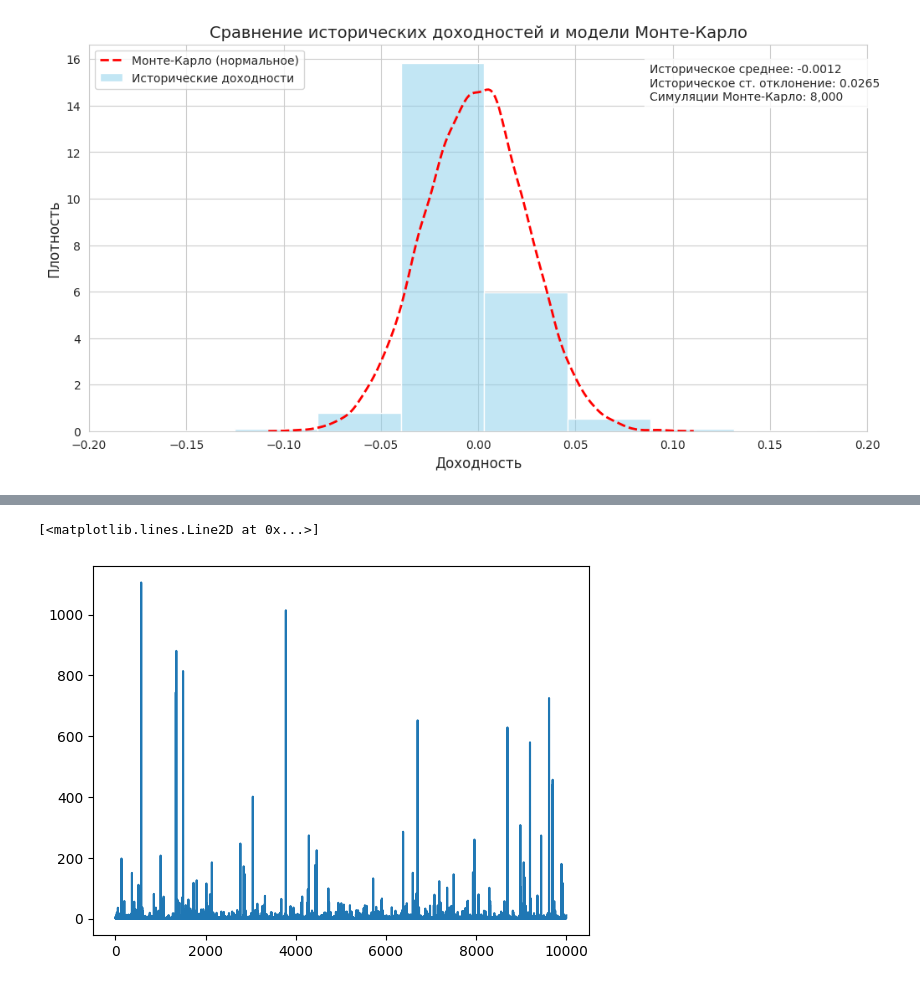
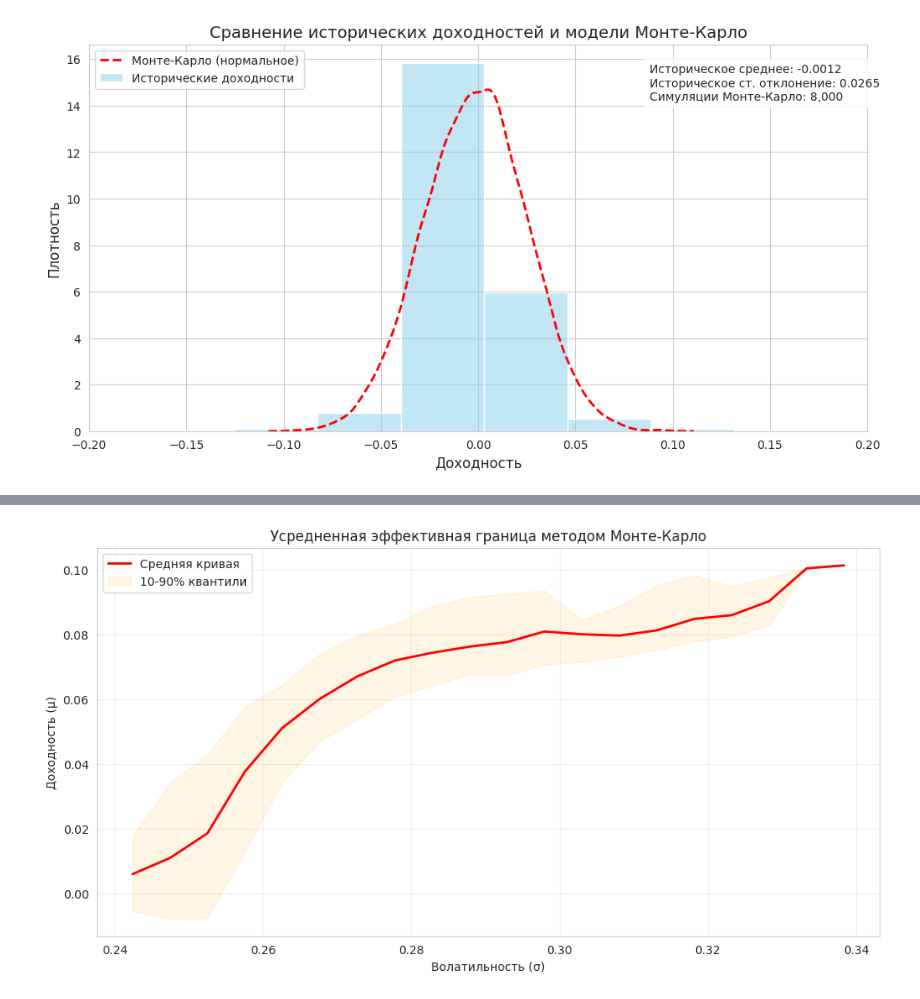
Before and after one commit to Blausher/risk_management, a Jupyter notebook: 22_23.ipynb, the cells around one changed output, grey strips where cells are left out. Cells and saved outputs as stored; diff of their text form; code cells hidden in the pictures.

```diff
--- a/22_23.ipynb
+++ b/22_23.ipynb
@@ -281,5 +421,72 @@ sns.kdeplot(mc_returns_t, color='green', linestyle=':', linewidth=2,
-# %%
-plt.plot(portfolio_volatilities)
-# %% [output]
-[<matplotlib.lines.Line2D at 0x...>]
-[figure, removed]
+# %%
+import numpy as np
+import matplotlib.pyplot as plt
+from tqdm import tqdm
+
+def generate_weights(n_assets, n_portfolios, allow_short=False):
+    """Генерация случайных весов портфелей."""
+    if allow_short:
+        weights = np.random.randn(n_portfolios, n_assets)
+    else:
+        weights = np.random.rand(n_portfolios, n_assets)
+    weights /= weights.sum(axis=1)[:, np.newaxis]
+    return weights
+
+# Параметры
+n_simulations = 100
+n_portfolios_per_sim = 1000
+n_assets = 30
+
+#Параметры исторических данных
+mu_hist = returns.mean().mean()  # Средняя доходность
+sigma_hist = returns.std().mean()  # Среднее стандартное отклонение
+
+# Сетка для интерполяции
+vol_grid = np.linspace(0, 0.5, 100)
+all_curves = []
+
+# Симуляция
+for _ in tqdm(range(n_simulations)):
+    # Генерация случайных весов (без коротких продаж)
+    weights = generate_weights(n_assets, n_portfolios_per_sim, allow_short=False)
+
+    # Генерация данных методом Монте-Карло (на основе исторических параметров)
+    portfolio_returns = np.random.normal(loc=mu_hist, scale=sigma_hist, size=n_portfolios_per_sim)
+    portfolio_volatilities = np.sqrt(np.diag(weights @ cov_matrix @ weights.T))
+
+    # Сортировка и построение эффективной границы
+    sorted_indices = np.argsort(portfolio_volatilities)
+    sorted_vols = portfolio_volatilities[sorted_indices]
+    sorted_rets = portfolio_returns[sorted_indices]
+
+    efficient_frontier = []
+    max_ret = -np.inf
+    for vol, ret in zip(sorted_vols, sorted_rets):
+        if ret > max_ret:
+            efficient_frontier.append((vol, ret))
+            max_ret = ret
+
+    # Интерполяция на общую сетку
+    if len(efficient_frontier) > 1:
+        vols, rets = zip(*efficient_frontier)
+        interp_rets = np.interp(vol_grid, vols, rets, left=np.nan, right=np.nan)
+        all_curves.append(interp_rets)
+
+# Усреднение
+all_curves = np.array(all_curves)
+mean_curve = np.nanmean(all_curves, axis=0)
+q10 = np.nanquantile(all_curves, 0.1, axis=0)
+q90 = np.nanquantile(all_curves, 0.9, axis=0)
+
+# Визуализация
+plt.figure(figsize=(12, 6))
+plt.plot(vol_grid, mean_curve, 'r', lw=2, label='Средняя кривая')
+plt.fill_between(vol_grid, q10, q90, color='orange', alpha=0.1, label='10-90% квантили')
+plt.title('Усредненная эффективная граница методом Монте-Карло')
+plt.xlabel('Волатильность (σ)')
+plt.ylabel('Доходность (μ)')
+plt.legend()
+plt.grid(alpha=0.3)
+plt.show()
+# %% [output]
+[figure, added]
```
Also changed, not shown: parts of 7 cells of this notebook.
